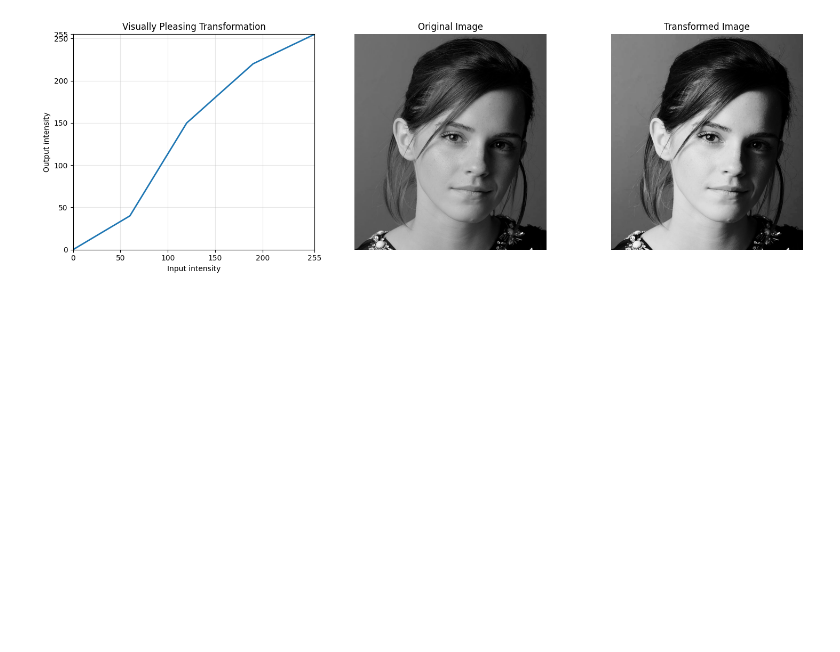
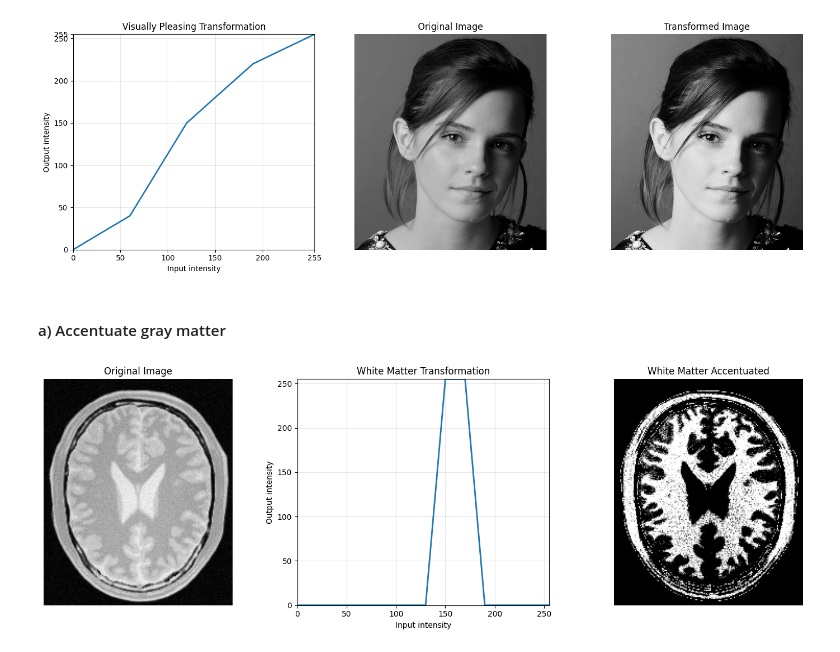
Before and after one commit to NethsanduKumarasinghe/EN3160_Assignment_01, a Jupyter notebook: EN3160_Assignment_01.ipynb, the cells around one changed output. Cells and saved outputs as stored; diff of their text form; code cells hidden in the pictures; blank space fills up the shorter version.

Commit message:
Q2-white matter and gray matter accentuated

```diff
--- a/EN3160_Assignment_01.ipynb
+++ b/EN3160_Assignment_01.ipynb
@@ -130,3 +134,49 @@ plt.tight_layout()
 plt.show()
 # %% [output]
 [figure]
+# %% [markdown]
+#### a) Accentuate gray matter
+# %%
+image_path = "/content/images/q2.jpeg"
+
+im = cv.imread(image_path, cv.IMREAD_GRAYSCALE)
+
+
+white_breakpoints = np.array([
+    [0, 0],
+    [130, 0],
+
+    [150,255],
+    [170,255],
+    [190,0],
+    [255, 0]
+])
+
+white_matter = intensity_transform(im, white_breakpoints)
+
+plt.figure(figsize=(15, 5))
+
+plt.subplot(1, 3, 1)
+plt.imshow(im, cmap="gray", vmin=0, vmax=255)
+plt.title("Original Image")
+plt.axis("off")
+
+plt.subplot(1, 3, 2)
+plt.plot(white_breakpoints[:, 0], white_breakpoints[:, 1], linewidth=2)
+plt.xlim(0, 255)
+plt.ylim(0, 255)
+plt.xlabel("Input intensity")
+plt.ylabel("Output intensity")
+plt.title("White Matter Transformation")
+plt.grid(alpha=0.3)
+
+plt.subplot(1, 3, 3)
+plt.imshow(white_matter, cmap="gray", vmin=0, vmax=255)
+plt.title("White Matter Accentuated")
+plt.axis("off")
+
+plt.tight_layout()
+
+plt.show()
+# %% [output]
+[figure, added]
```
Also changed, not shown: parts of 3 cells of this notebook.
